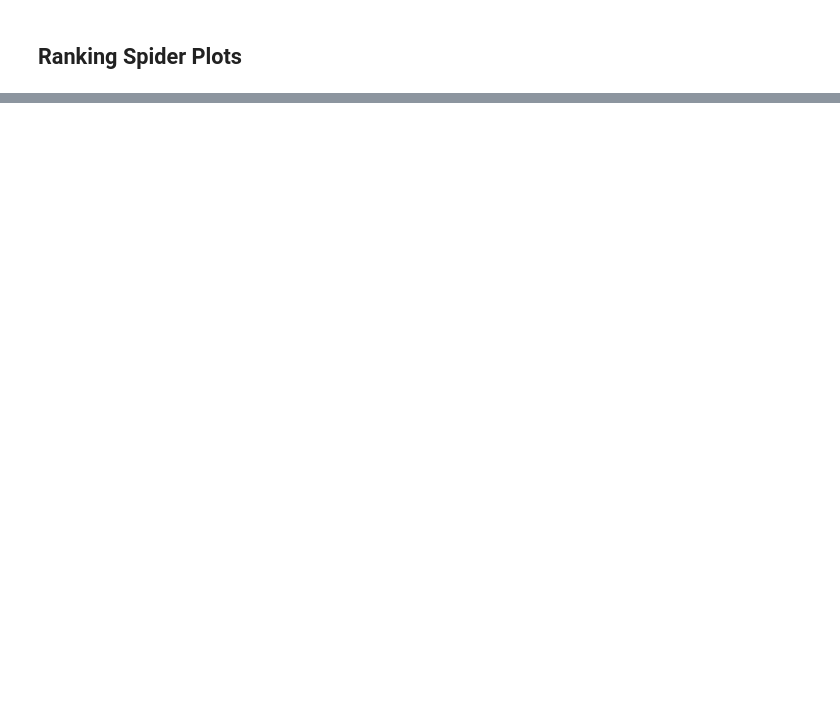
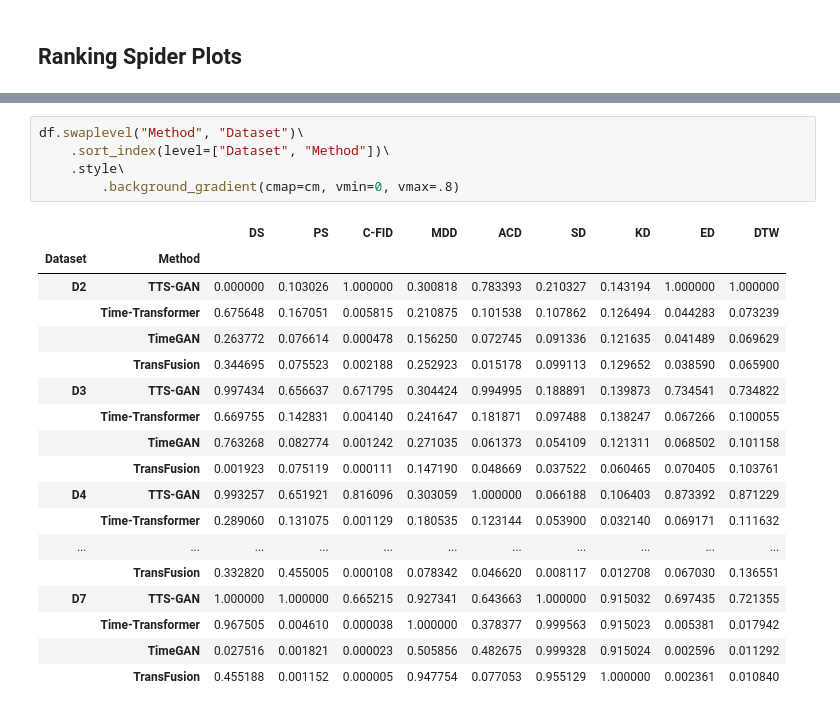
Before and after one commit to istvan-derda/Istvans-TSGBench, a Jupyter notebook: visualizations/visualize_numeric_results.ipynb, the cells around one changed output, grey strips where cells are left out. Cells and saved outputs as stored; diff of their text form; blank space fills up the shorter version.

```diff
--- a/visualizations/visualize_numeric_results.ipynb
+++ b/visualizations/visualize_numeric_results.ipynb
@@ -344,0 +294,24 @@ posthoc
+# %%
+df.swaplevel("Method", "Dataset")\
+    .sort_index(level=["Dataset", "Method"])\
+    .style\
+        .background_gradient(cmap=cm, vmin=0, vmax=.8)
+# %% [output]
+|  |  | DS | PS | C-FID | MDD | ACD | SD | KD | ED | DTW |
+| Dataset | Method |  |  |  |  |  |  |  |  |  |
+| D2 | TTS-GAN | 0.000000 | 0.103026 | 1.000000 | 0.300818 | 0.783393 | 0.210327 | 0.143194 | 1.000000 | 1.000000 |
+|  | Time-Transformer | 0.675648 | 0.167051 | 0.005815 | 0.210875 | 0.101538 | 0.107862 | 0.126494 | 0.044283 | 0.073239 |
+|  | TimeGAN | 0.263772 | 0.076614 | 0.000478 | 0.156250 | 0.072745 | 0.091336 | 0.121635 | 0.041489 | 0.069629 |
+|  | TransFusion | 0.344695 | 0.075523 | 0.002188 | 0.252923 | 0.015178 | 0.099113 | 0.129652 | 0.038590 | 0.065900 |
+| D3 | TTS-GAN | 0.997434 | 0.656637 | 0.671795 | 0.304424 | 0.994995 | 0.188891 | 0.139873 | 0.734541 | 0.734822 |
+|  | Time-Transformer | 0.669755 | 0.142831 | 0.004140 | 0.241647 | 0.181871 | 0.097488 | 0.138247 | 0.067266 | 0.100055 |
+|  | TimeGAN | 0.763268 | 0.082774 | 0.001242 | 0.271035 | 0.061373 | 0.054109 | 0.121311 | 0.068502 | 0.101158 |
+|  | TransFusion | 0.001923 | 0.075119 | 0.000111 | 0.147190 | 0.048669 | 0.037522 | 0.060465 | 0.070405 | 0.103761 |
+| D4 | TTS-GAN | 0.993257 | 0.651921 | 0.816096 | 0.303059 | 1.000000 | 0.066188 | 0.106403 | 0.873392 | 0.871229 |
+|  | Time-Transformer | 0.289060 | 0.131075 | 0.001129 | 0.180535 | 0.123144 | 0.053900 | 0.032140 | 0.069171 | 0.111632 |
+| ... | ... | ... | ... | ... | ... | ... | ... | ... | ... | ... |
+|  | TransFusion | 0.332820 | 0.455005 | 0.000108 | 0.078342 | 0.046620 | 0.008117 | 0.012708 | 0.067030 | 0.136551 |
+| D7 | TTS-GAN | 1.000000 | 1.000000 | 0.665215 | 0.927341 | 0.643663 | 1.000000 | 0.915032 | 0.697435 | 0.721355 |
+|  | Time-Transformer | 0.967505 | 0.004610 | 0.000038 | 1.000000 | 0.378377 | 0.999563 | 0.915023 | 0.005381 | 0.017942 |
+|  | TimeGAN | 0.027516 | 0.001821 | 0.000023 | 0.505856 | 0.482675 | 0.999328 | 0.915024 | 0.002596 | 0.011292 |
+|  | TransFusion | 0.455188 | 0.001152 | 0.000005 | 0.947754 | 0.077053 | 0.955129 | 1.000000 | 0.002361 | 0.010840 |
```
Also changed, not shown: parts of 13 cells of this notebook.
